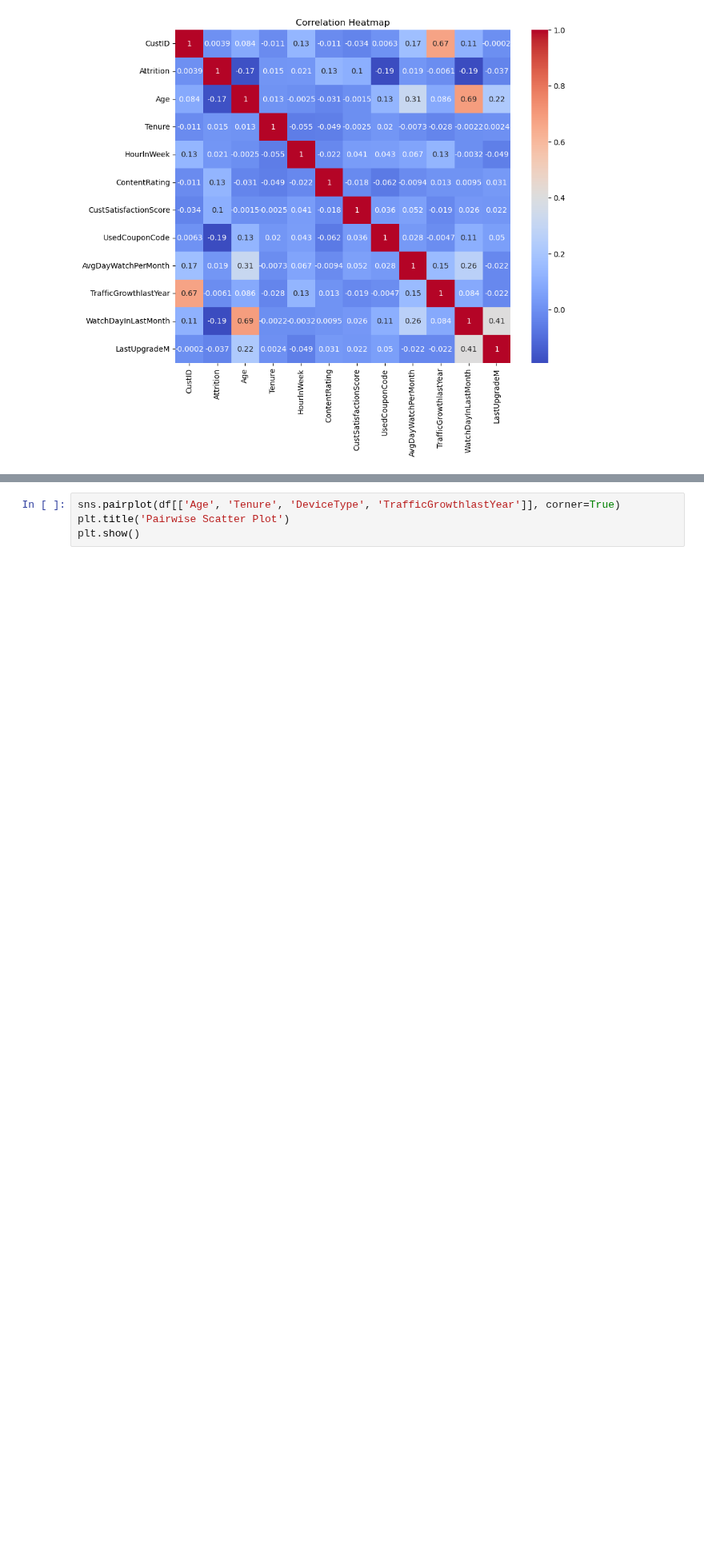
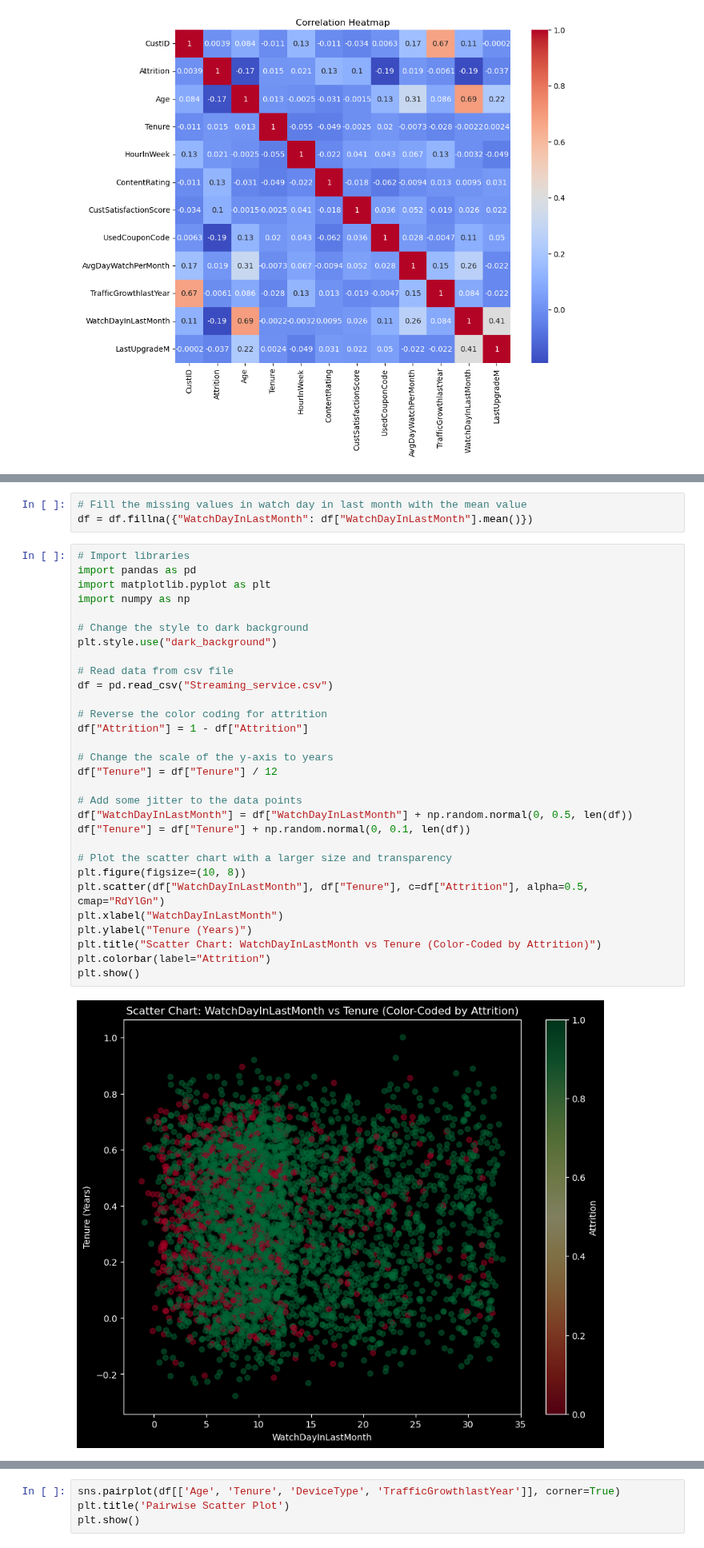
Before and after one commit to Megha123-sys/gi, a Jupyter notebook: streamingdata.ipynb, the cells around one changed output, grey strips where cells are left out. Shown at 80% size. Cells and saved outputs as stored; diff of their text form; blank space fills up the shorter version.

```diff
--- a/streamingdata.ipynb
+++ b/streamingdata.ipynb
@@ -204,3 +251,38 @@ plt.show()
+# %%
+# Fill the missing values in watch day in last month with the mean value
+df = df.fillna({"WatchDayInLastMonth": df["WatchDayInLastMonth"].mean()})
+# %%
+# Import libraries
+import pandas as pd
+import matplotlib.pyplot as plt
+import numpy as np
+
+# Change the style to dark background
+plt.style.use("dark_background")
+
+# Read data from csv file
+df = pd.read_csv("Streaming_service.csv")
+
+# Reverse the color coding for attrition
+df["Attrition"] = 1 - df["Attrition"]
+
+# Change the scale of the y-axis to years
+df["Tenure"] = df["Tenure"] / 12
+
+# Add some jitter to the data points
+df["WatchDayInLastMonth"] = df["WatchDayInLastMonth"] + np.random.normal(0, 0.5, len(df))
+df["Tenure"] = df["Tenure"] + np.random.normal(0, 0.1, len(df))
+
+# Plot the scatter chart with a larger size and transparency
+plt.figure(figsize=(10, 8))
+plt.scatter(df["WatchDayInLastMonth"], df["Tenure"], c=df["Attrition"], alpha=0.5, cmap="RdYlGn")
+plt.xlabel("WatchDayInLastMonth")
+plt.ylabel("Tenure (Years)")
+plt.title("Scatter Chart: WatchDayInLastMonth vs Tenure (Color-Coded by Attrition)")
+plt.colorbar(label="Attrition")
+plt.show()
+# %% [output]
+[figure, added]
 # %%
 import pandas as pd
 import matplotlib.pyplot as plt
```
Also changed, not shown: parts of 10 cells of this notebook.
